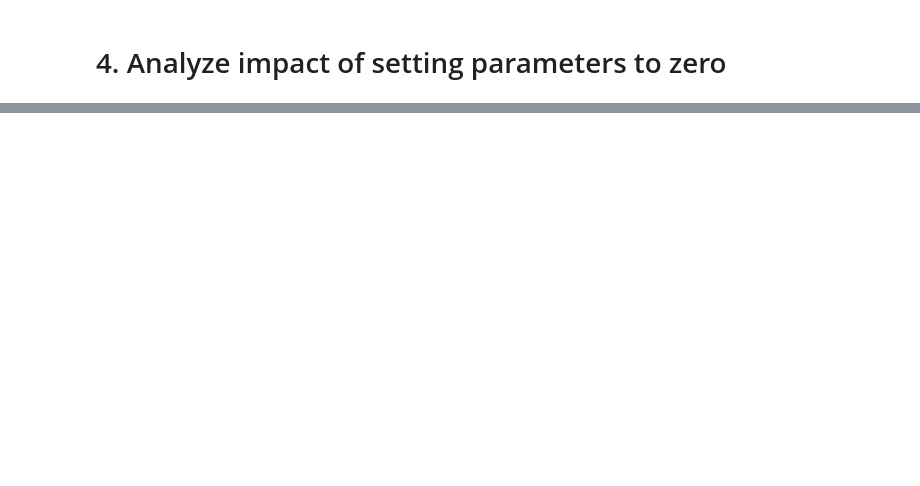
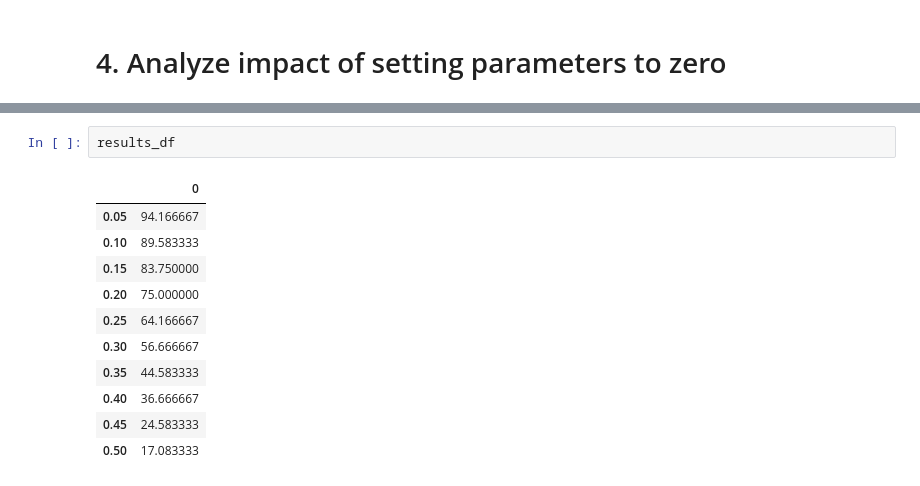
Before and after one commit to pwilczewski/b0rt, a Jupyter notebook: setting_params_to_zero.ipynb, the cells around one changed output, grey strips where cells are left out. Saved outputs shown, nothing was run; the diff lists cells and outputs as text; blank space fills up the shorter version.

```diff
--- a/setting_params_to_zero.ipynb
+++ b/setting_params_to_zero.ipynb
@@ -164,0 +194,14 @@ results_df.plot(title="Accuracy vs. fraction of embedding params set to zero",
+# %%
+results_df
+# %% [output]
+|  | 0 |
+| 0.05 | 94.166667 |
+| 0.10 | 89.583333 |
+| 0.15 | 83.750000 |
+| 0.20 | 75.000000 |
+| 0.25 | 64.166667 |
+| 0.30 | 56.666667 |
+| 0.35 | 44.583333 |
+| 0.40 | 36.666667 |
+| 0.45 | 24.583333 |
+| 0.50 | 17.083333 |
```
Also changed, not shown: parts of 7 cells of this notebook, 5 other files.
